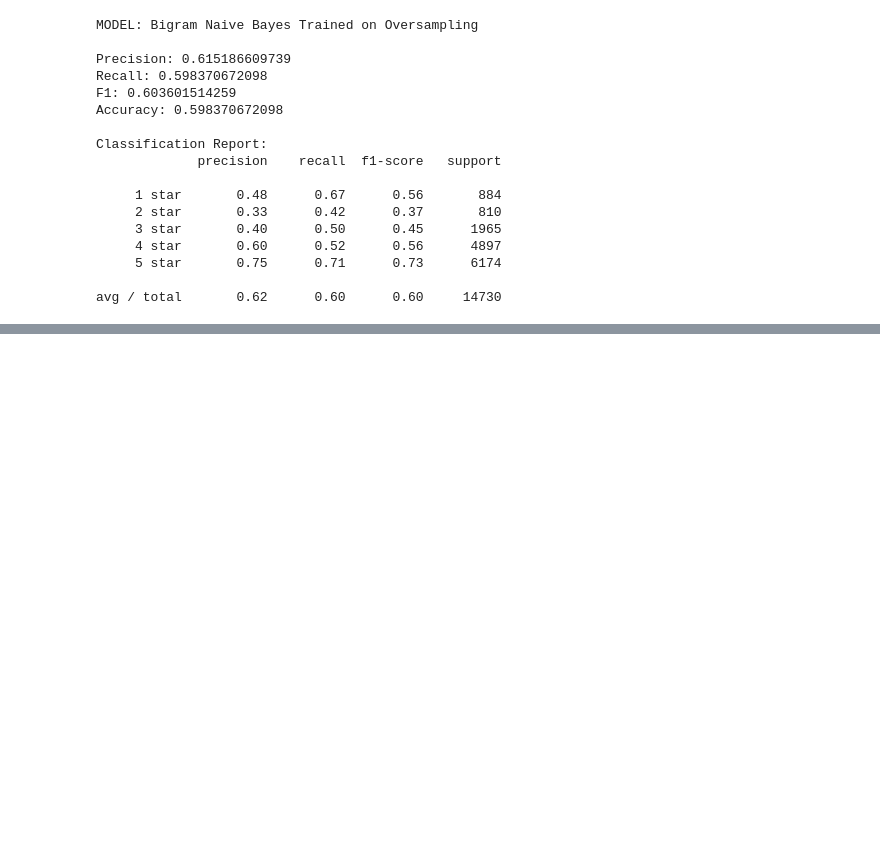
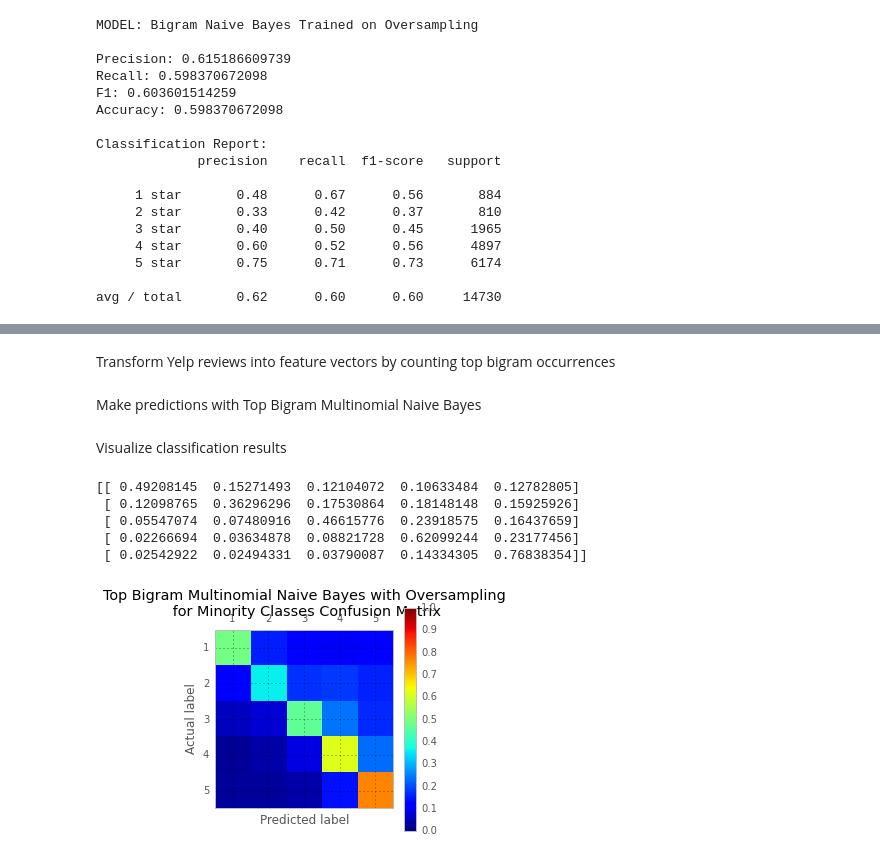
Before and after one commit to kevin11h/YelpDatasetChallengeDataScienceAndMachineLearningUCSD, a Jupyter notebook: Yelp Predictive Analytics.ipynb, the cells around one changed output, grey strips where cells are left out. Drawn from its saved outputs; the diff is of its cells as text; code cells hidden in the pictures; blank space fills up the shorter version.

Commit message:
Add multinomial oversampling classifier

```diff
--- a/Yelp Predictive Analytics.ipynb
+++ b/Yelp Predictive Analytics.ipynb
@@ -1199,0 +1267,34 @@ Let's try resricting the vocabulary
+# %% [markdown]
+Transform Yelp reviews into feature vectors by counting top bigram occurrences
+# %%
+TOP_N = 100
+top_bigram_vectorizer = CountVectorizer(analyzer = "word",
+                                        tokenizer = None,
+                                        preprocessor = lambda s : s.lower(),
+                                        vocabulary = Vocab,
+                                        ngram_range = (2, 2),
+                                        binary = False,
+                                        strip_accents='unicode')
+
+top_bigram_multinomial_feature_matrix_train = top_bigram_vectorizer.fit_transform(train_X)
+top_bigram_multinomial_feature_matrix_test = top_bigram_vectorizer.transform(test_X)
+# %% [markdown]
+Make predictions with Top Bigram Multinomial Naive Bayes
+# %%
+top_bigram_multinomial_nb_classifier = MultinomialNB().fit(top_bigram_multinomial_feature_matrix_train, train_y)
+top_bigram_multinomial_nb_prediction = top_bigram_multinomial_nb_classifier.predict(top_bigram_multinomial_feature_matrix_test)
+# %% [markdown]
+Visualize classification results
+# %%
+top_bigram_with_oversampling_multinomial_confusion_matrix = confusion_matrix(test_y, top_bigram_multinomial_nb_prediction)
+print make_confusion_matrix_relative(top_bigram_with_oversampling_multinomial_confusion_matrix)
+plot_confusion_matrix(top_bigram_with_oversampling_multinomial_confusion_matrix,
+                      'Top Bigram Multinomial Naive Bayes with Oversampling \n for Minority Classes Confusion Matrix',
+                      savefilename='TopBigramMultinomialOversamplingCM.png')
+# %% [output]
+[[ 0.49208145  0.15271493  0.12104072  0.10633484  0.12782805]
+ [ 0.12098765  0.36296296  0.17530864  0.18148148  0.15925926]
+ [ 0.05547074  0.07480916  0.46615776  0.23918575  0.16437659]
+ [ 0.02266694  0.03634878  0.08821728  0.62099244  0.23177456]
+ [ 0.02542922  0.02494331  0.03790087  0.14334305  0.76838354]]
+[figure, added]
```
Also changed, not shown: parts of 7 cells of this notebook.
